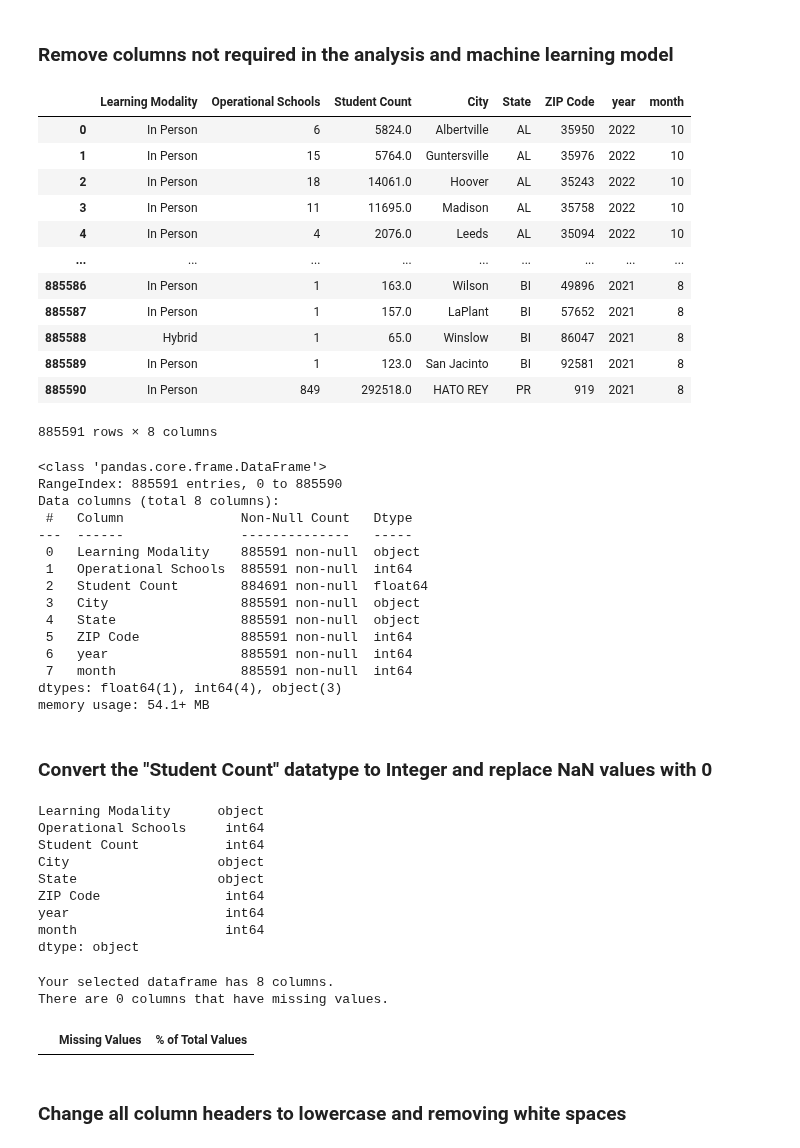
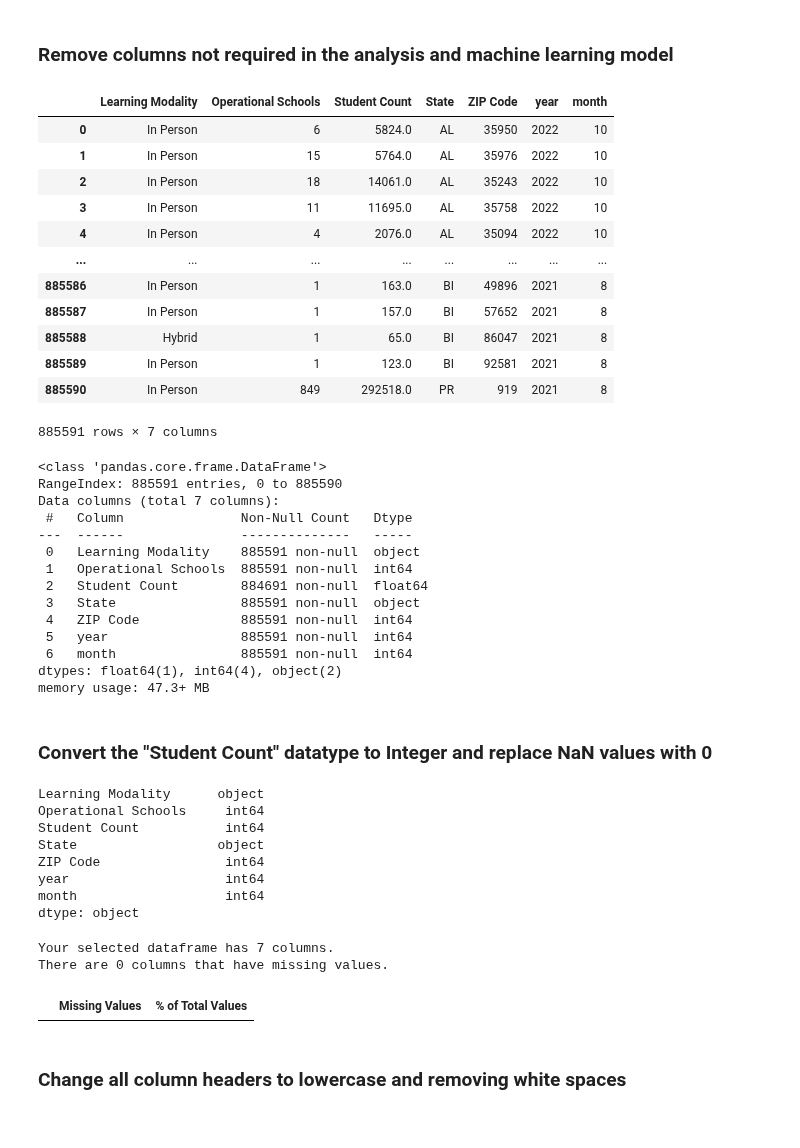
Before and after one commit to uzmabb182/Data602_Assignments, a Jupyter notebook: data_602_final_project.ipynb, the cells around one changed output. Cells and saved outputs as stored; diff of their text form; code cells hidden in the pictures.

```diff
--- a/data_602_final_project.ipynb
+++ b/data_602_final_project.ipynb
@@ -82,6 +82,6 @@ modality_df.head(5)
 | 3 | 100008 | Madison City | 10/23/2022 0:00 | In Person | 11 | 11695.0 | ... |
 | 4 | 100011 | Leeds City | 10/23/2022 0:00 | In Person | 4 | 2076.0 | ... |
 # %%
-csv_path = 'https://raw.githubusercontent.com/uzmabb182/Data602_Assignments/main/resources/School_Learning_Modalities.csv'
-modality_df = pd.read_csv(csv_path, encoding="utf-8")
-modality_df.head(5)
+csv_path = 'https://raw.githubusercontent.com/uzmabb182/Data602_Assignments/main/resources/zip-county_fips.csv'
+zip_county_fips_df = pd.read_csv(csv_path, encoding="utf-8")
+zip_county_fips_df.head(5)
@@ -330,40 +355,39 @@ modality_df
 # %% [markdown]
 ### Remove columns not required in the analysis and machine learning model
 # %%
-modality_df = modality_df.drop(['District NCES ID', 'District Name', 'Week'], axis=1)
+modality_df = modality_df.drop(['District NCES ID', 'District Name', 'Week', 'City'], axis=1)
 modality_df
 # %% [output]
-|  | Learning Modality | Operational Schools | Student Count | City | State | ZIP Code | year | month |
-| 0 | In Person | 6 | 5824.0 | Albertville | AL | 35950 | 2022 | 10 |
-| 1 | In Person | 15 | 5764.0 | Guntersville | AL | 35976 | 2022 | 10 |
-| 2 | In Person | 18 | 14061.0 | Hoover | AL | 35243 | 2022 | 10 |
-| 3 | In Person | 11 | 11695.0 | Madison | AL | 35758 | 2022 | 10 |
-| 4 | In Person | 4 | 2076.0 | Leeds | AL | 35094 | 2022 | 10 |
-| ... | ... | ... | ... | ... | ... | ... | ... | ... |
-| 885586 | In Person | 1 | 163.0 | Wilson | BI | 49896 | 2021 | 8 |
-| 885587 | In Person | 1 | 157.0 | LaPlant | BI | 57652 | 2021 | 8 |
-| 885588 | Hybrid | 1 | 65.0 | Winslow | BI | 86047 | 2021 | 8 |
-| 885589 | In Person | 1 | 123.0 | San Jacinto | BI | 92581 | 2021 | 8 |
-| 885590 | In Person | 849 | 292518.0 | HATO REY | PR | 919 | 2021 | 8 |
+|  | Learning Modality | Operational Schools | Student Count | State | ZIP Code | year | month |
+| 0 | In Person | 6 | 5824.0 | AL | 35950 | 2022 | 10 |
+| 1 | In Person | 15 | 5764.0 | AL | 35976 | 2022 | 10 |
+| 2 | In Person | 18 | 14061.0 | AL | 35243 | 2022 | 10 |
+| 3 | In Person | 11 | 11695.0 | AL | 35758 | 2022 | 10 |
+| 4 | In Person | 4 | 2076.0 | AL | 35094 | 2022 | 10 |
+| ... | ... | ... | ... | ... | ... | ... | ... |
+| 885586 | In Person | 1 | 163.0 | BI | 49896 | 2021 | 8 |
+| 885587 | In Person | 1 | 157.0 | BI | 57652 | 2021 | 8 |
+| 885588 | Hybrid | 1 | 65.0 | BI | 86047 | 2021 | 8 |
+| 885589 | In Person | 1 | 123.0 | BI | 92581 | 2021 | 8 |
+| 885590 | In Person | 849 | 292518.0 | PR | 919 | 2021 | 8 |
-885591 rows × 8 columns
+885591 rows × 7 columns
 # %%
 modality_df.info()
 # %% [output]
 <class 'pandas.core.frame.DataFrame'>
 RangeIndex: 885591 entries, 0 to 885590
-Data columns (total 8 columns):
+Data columns (total 7 columns):
  #   Column               Non-Null Count   Dtype
 ---  ------               --------------   -----
  0   Learning Modality    885591 non-null  object
  1   Operational Schools  885591 non-null  int64
  2   Student Count        884691 non-null  float64
- 3   City                 885591 non-null  object
- 4   State                885591 non-null  object
- 5   ZIP Code             885591 non-null  int64
- 6   year                 885591 non-null  int64
- 7   month                885591 non-null  int64
-dtypes: float64(1), int64(4), object(3)
-memory usage: 54.1+ MB
+ 3   State                885591 non-null  object
+ 4   ZIP Code             885591 non-null  int64
+ 5   year                 885591 non-null  int64
+ 6   month                885591 non-null  int64
+dtypes: float64(1), int64(4), object(2)
+memory usage: 47.3+ MB
 # %% [markdown]
 ### Convert the "Student Count" datatype to Integer and replace NaN values with 0
 # %%
@@ -373,7 +397,6 @@ print(modality_df.dtypes)
 Learning Modality      object
 Operational Schools     int64
 Student Count           int64
-City                   object
 State                  object
 ZIP Code                int64
 year                    int64
@@ -382,7 +405,7 @@ dtype: object
 # %%
 missing_values_table(modality_df)
 # %% [output]
-Your selected dataframe has 8 columns.
+Your selected dataframe has 7 columns.
 There are 0 columns that have missing values.
 |  | Missing Values | % of Total Values |
 # %% [markdown]
```
Also changed, not shown: parts of 27 cells of this notebook.
